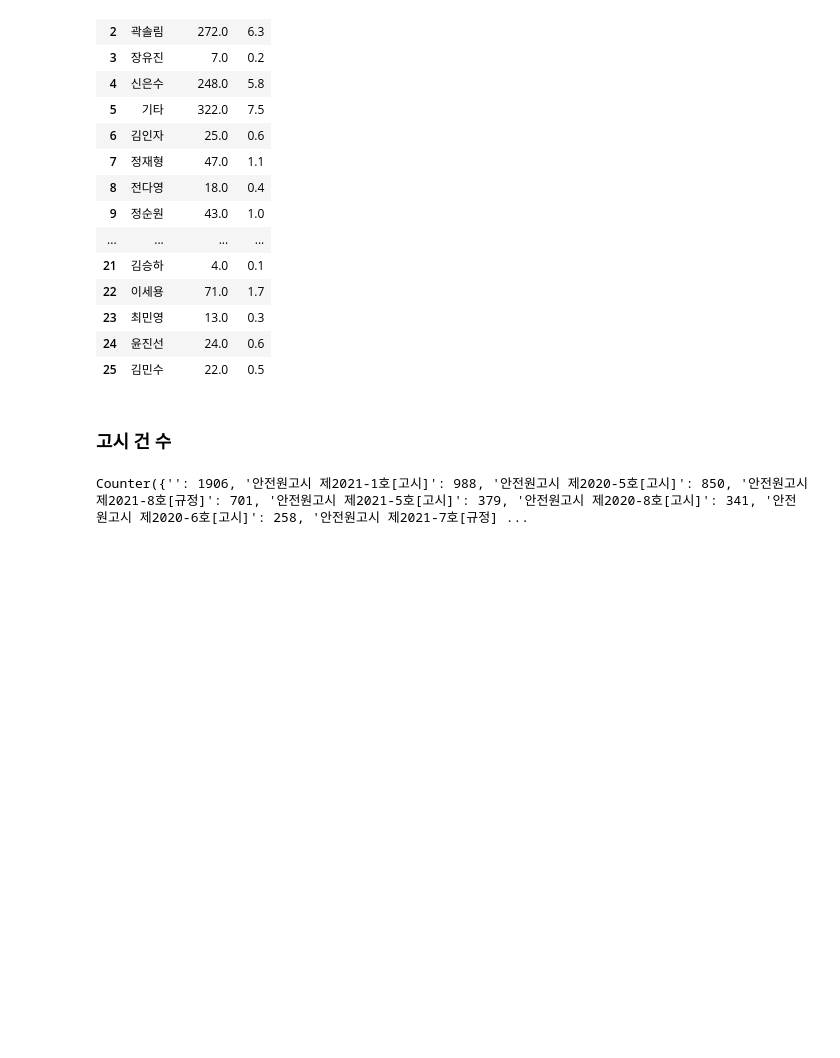
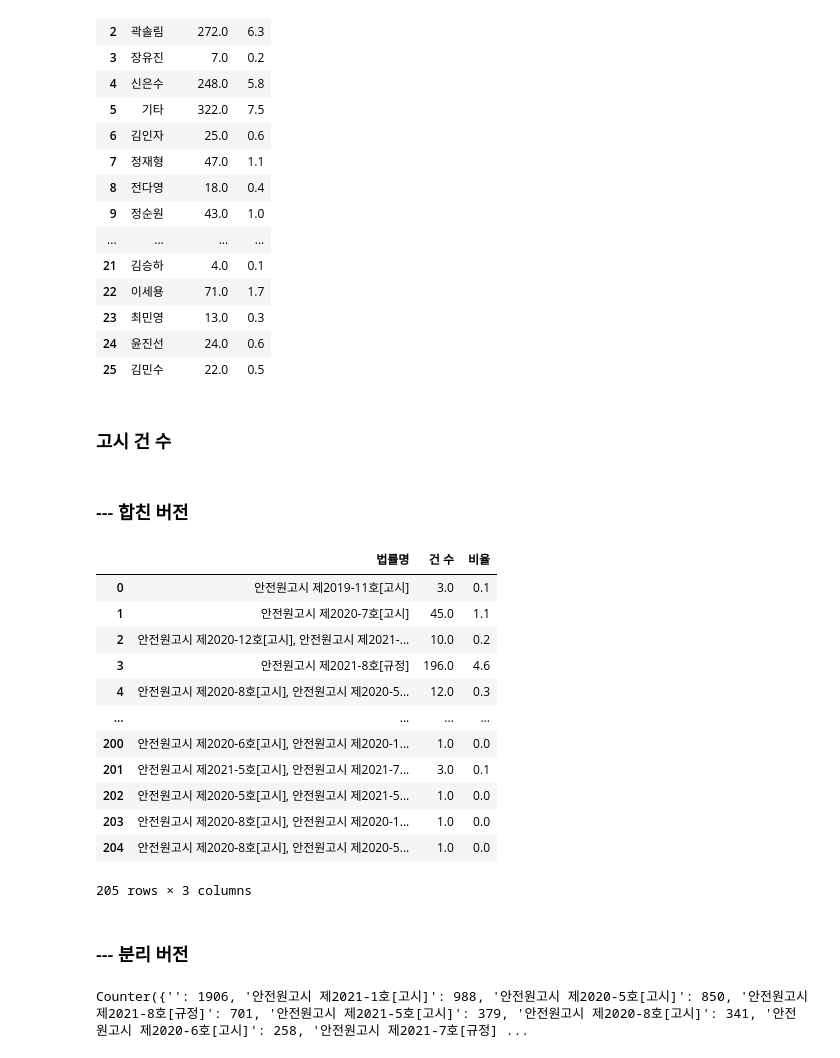
Before and after one commit to rlawns0327/Natural_Language_Analysis_KOR, a Jupyter notebook: VER6.ipynb, the cells around one changed output. Cells and saved outputs as stored; diff of their text form; code cells hidden in the pictures; blank space fills up the shorter version.

```diff
--- a/VER6.ipynb
+++ b/VER6.ipynb
@@ -461,3 +505,35 @@ manager_count_df.sort_values('담당자').to_excel('./담당자별 답변 건
 manager_count_df.sort_values('답변 건 수',ascending=False).to_excel('./담당자별 답변 건 수 정리(건 수 정렬).xlsx',index=False)
 # %% [markdown]
 ### 고시 건 수
+# %% [markdown]
+### --- 합친 버전
+# %%
+Counter(file['gosi'])
+
+
+gosi_count_list2 = []
+for key, value in Counter(file['gosi']).items():
+    if key == '' :
+        key = '기타'
+    temp_gosi_count2 = [key,value,round(value/(file['gosi'].count())*1000)/10]
+    #print(temp_manager_count)
+    gosi_count_list2.append(temp_gosi_count2)
+
+
+gosi_count_df2 = pd.DataFrame(gosi_count_list2, columns =['법률명', '건 수', '비율'], dtype = float)
+
+gosi_count_df2
+# %% [output]
+|  | 법률명 | 건 수 | 비율 |
+| 0 | 안전원고시 제2019-11호[고시] | 3.0 | 0.1 |
+| 1 | 안전원고시 제2020-7호[고시] | 45.0 | 1.1 |
+| 2 | 안전원고시 제2020-12호[고시], 안전원고시 제2021-... | 10.0 | 0.2 |
+| 3 | 안전원고시 제2021-8호[규정] | 196.0 | 4.6 |
+| 4 | 안전원고시 제2020-8호[고시], 안전원고시 제2020-5... | 12.0 | 0.3 |
+| ... | ... | ... | ... |
+| 200 | 안전원고시 제2020-6호[고시], 안전원고시 제2020-1... | 1.0 | 0.0 |
+| 201 | 안전원고시 제2021-5호[고시], 안전원고시 제2021-7... | 3.0 | 0.1 |
+| 202 | 안전원고시 제2020-5호[고시], 안전원고시 제2021-5... | 1.0 | 0.0 |
+| 203 | 안전원고시 제2020-8호[고시], 안전원고시 제2020-1... | 1.0 | 0.0 |
+| 204 | 안전원고시 제2020-8호[고시], 안전원고시 제2020-5... | 1.0 | 0.0 |
+205 rows × 3 columns
@@ -464,3 +542,5 @@ manager_count_df.sort_values('답변 건 수',ascending=False).to_excel('./담
+# %% [markdown]
+### --- 분리 버전
 # %%
 from collections import Counter
 
```
Also changed, not shown: parts of 8 cells of this notebook, 10 other files.
